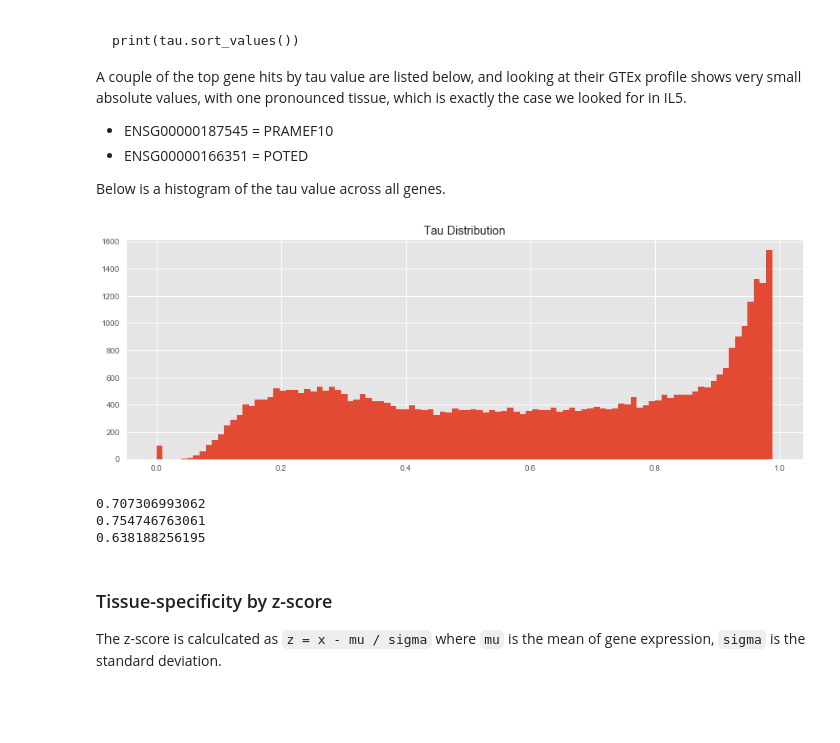
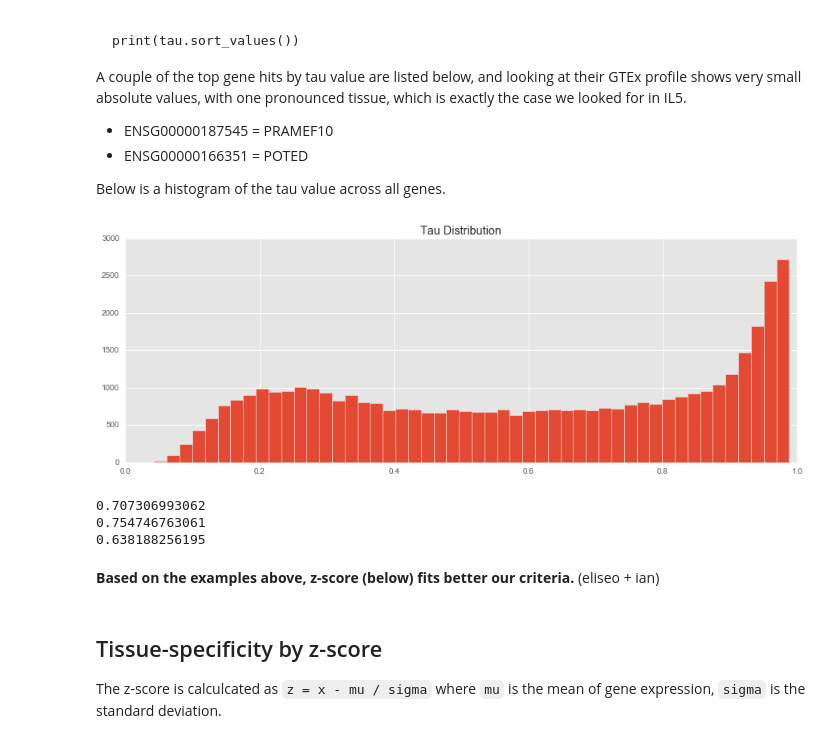
Before and after one commit to opentargets-archive/expression_analysis, a Jupyter notebook: rna_expression_analysis.ipynb, the cells around one changed output. Cells and saved outputs as stored; diff of their text form; code cells hidden in the pictures; blank space fills up the shorter version.

```diff
--- a/rna_expression_analysis.ipynb
+++ b/rna_expression_analysis.ipynb
@@ -18,0 +18,3 @@ expression = DataFrame.from_csv('expression.txt', sep='\t')
+# %%
+expression = pd.read_csv('exp_summary_NormCounts_genes.txt', sep='\t',index_col=0)
+expression.head()
@@ -238,10 +358,10 @@ Below is a histogram of the tau value across all genes.
 # %%
 plt.figure(figsize=(15, 5))
 plt.title('Tau Distribution')
-plt.hist(tau.values.flatten(), bins=100)
+tau.hist(bins=50)
 plt.show()
 # %% [output]
-[figure, old version]
+[figure, new version]
 # %%
 # Where do IL5, MB and OPALIN fit in?
 
@@ -258,3 +382,5 @@ print(tau.T['ENSG00000198125'])
+# %% [markdown]
+**Based on the examples above, z-score (below) fits better our criteria.** (eliseo + ian)
 # %% [markdown]
-### Tissue-specificity by z-score
+## Tissue-specificity by z-score
 The z-score is calculcated as `z = x - mu / sigma` where `mu` is the mean of gene expression, `sigma` is the standard deviation.
```
Also changed, not shown: parts of 54 cells of this notebook, 9 other files.
